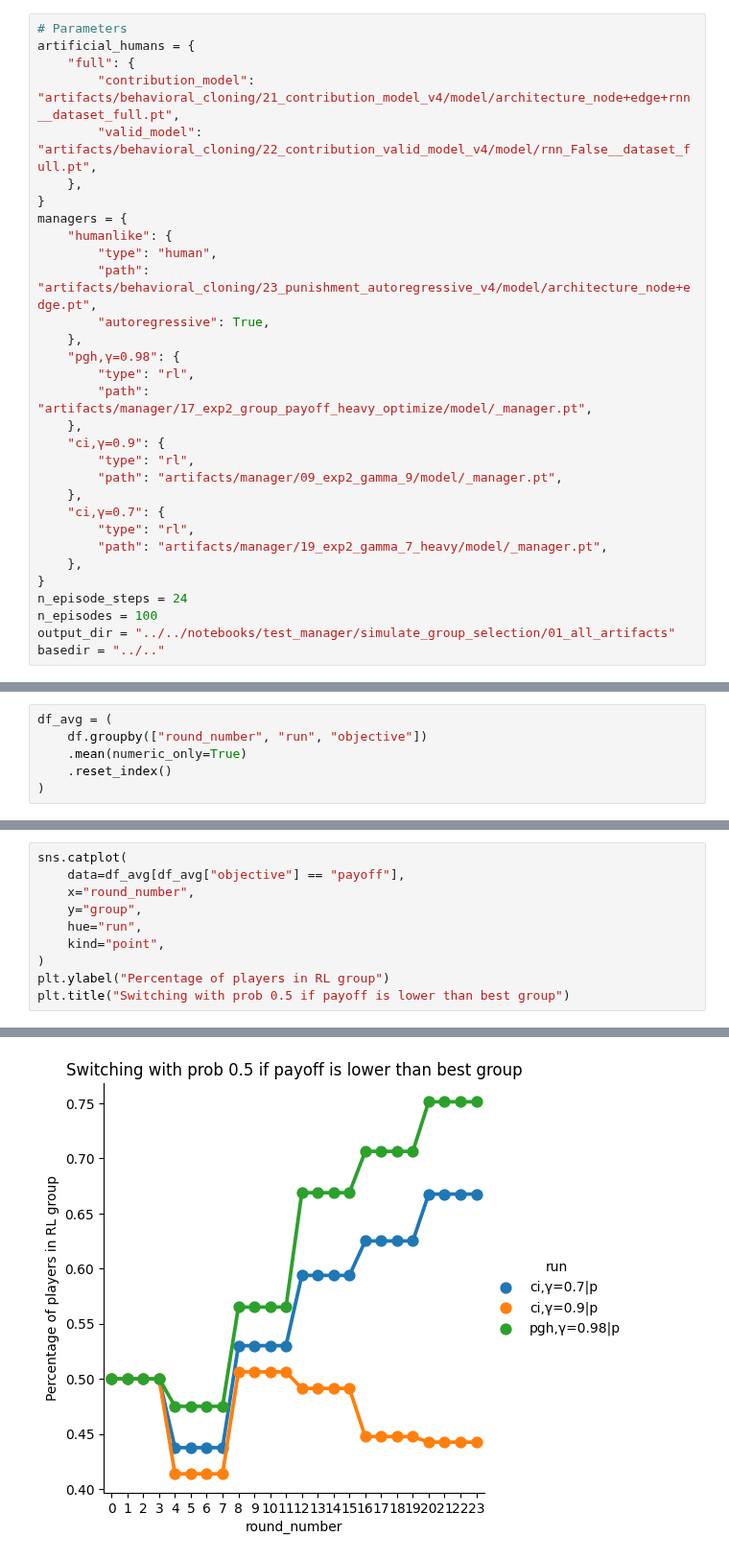
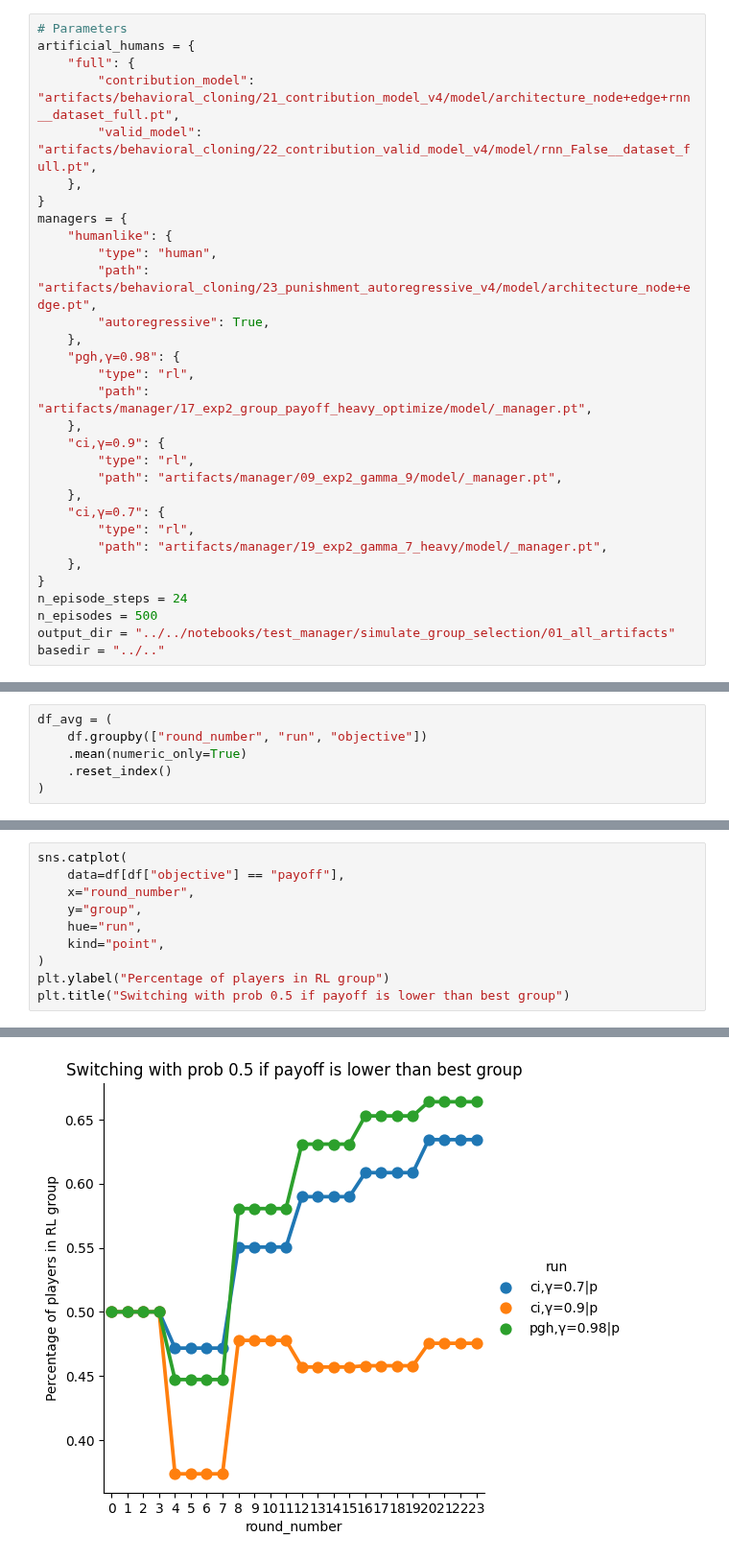
Before and after one commit to center-for-humans-and-machines/algorithmic-institutions, a Jupyter notebook: notebooks/test_manager/simulate_group_selection.ipynb, the cells around one changed output, grey strips where cells are left out. Shown at 96% size. Saved outputs shown, nothing was run; the diff lists cells and outputs as text.

```diff
--- a/notebooks/test_manager/simulate_group_selection.ipynb
+++ b/notebooks/test_manager/simulate_group_selection.ipynb
@@ -26,7 +26,7 @@ managers = {
     },
 }
 n_episode_steps = 24
-n_episodes = 100
+n_episodes = 500
 output_dir = "../../notebooks/test_manager/simulate_group_selection/01_all_artifacts"
 basedir = "../.."
 # %%
@@ -497,16 +497,16 @@ Text(0.5, 1.0, 'Switching with prob 0.5 if common good is lower than best group'
 # %%
 sns.catplot(
-    data=df_avg[df_avg["objective"] == "payoff"],
+    data=df[df["objective"] == "payoff"],
     x="round_number",
     y="group",
     hue="run",
     kind="point",
 )
 plt.ylabel("Percentage of players in RL group")
 plt.title("Switching with prob 0.5 if payoff is lower than best group")
 # %% [output]
 Text(0.5, 1.0, 'Switching with prob 0.5 if payoff is lower than best group')
-[figure, old version]
+[figure, new version]
 # %%
 sns.barplot(data=df, x="manager", y="punishment")
 # %% [output]
```
Also changed, not shown: parts of 11 cells of this notebook, 2 other files.
